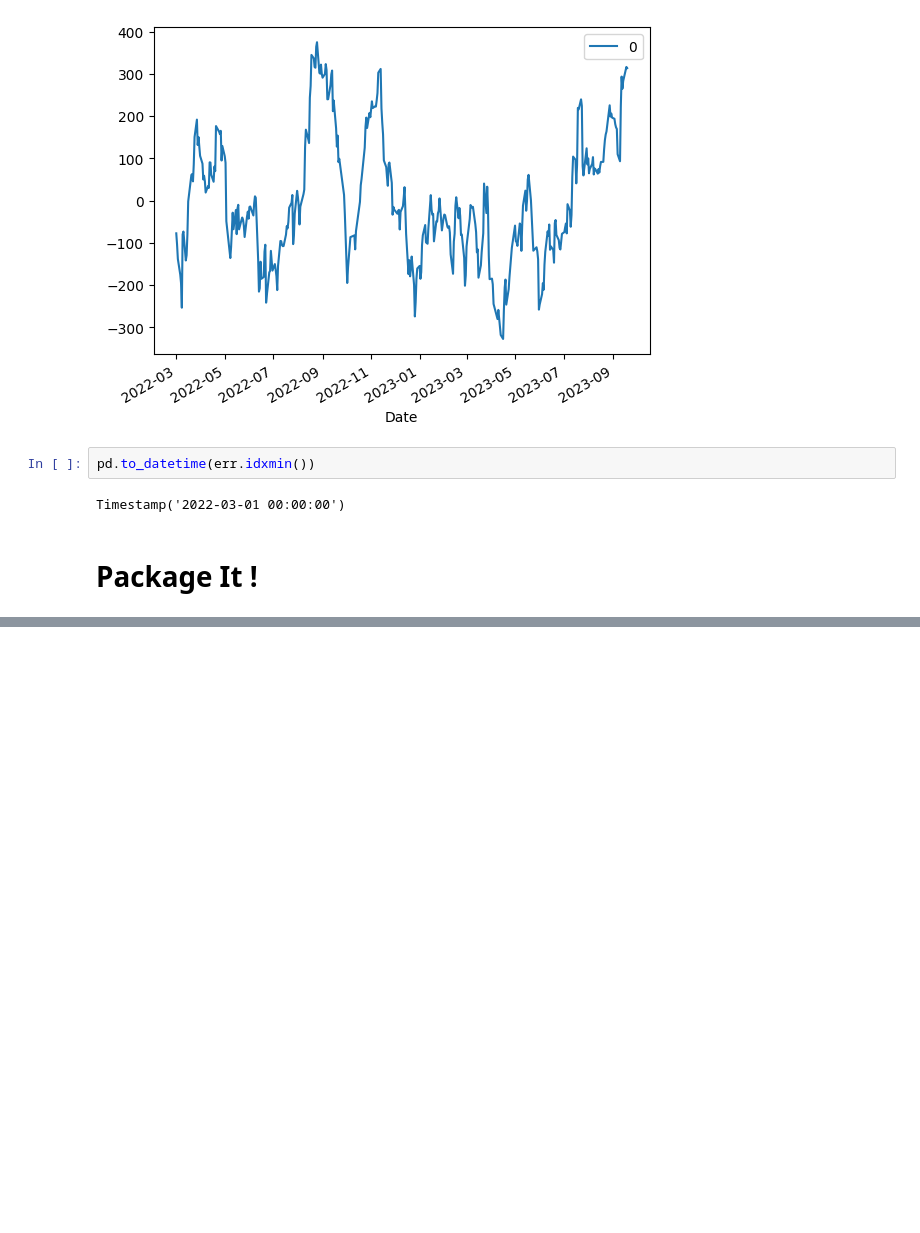
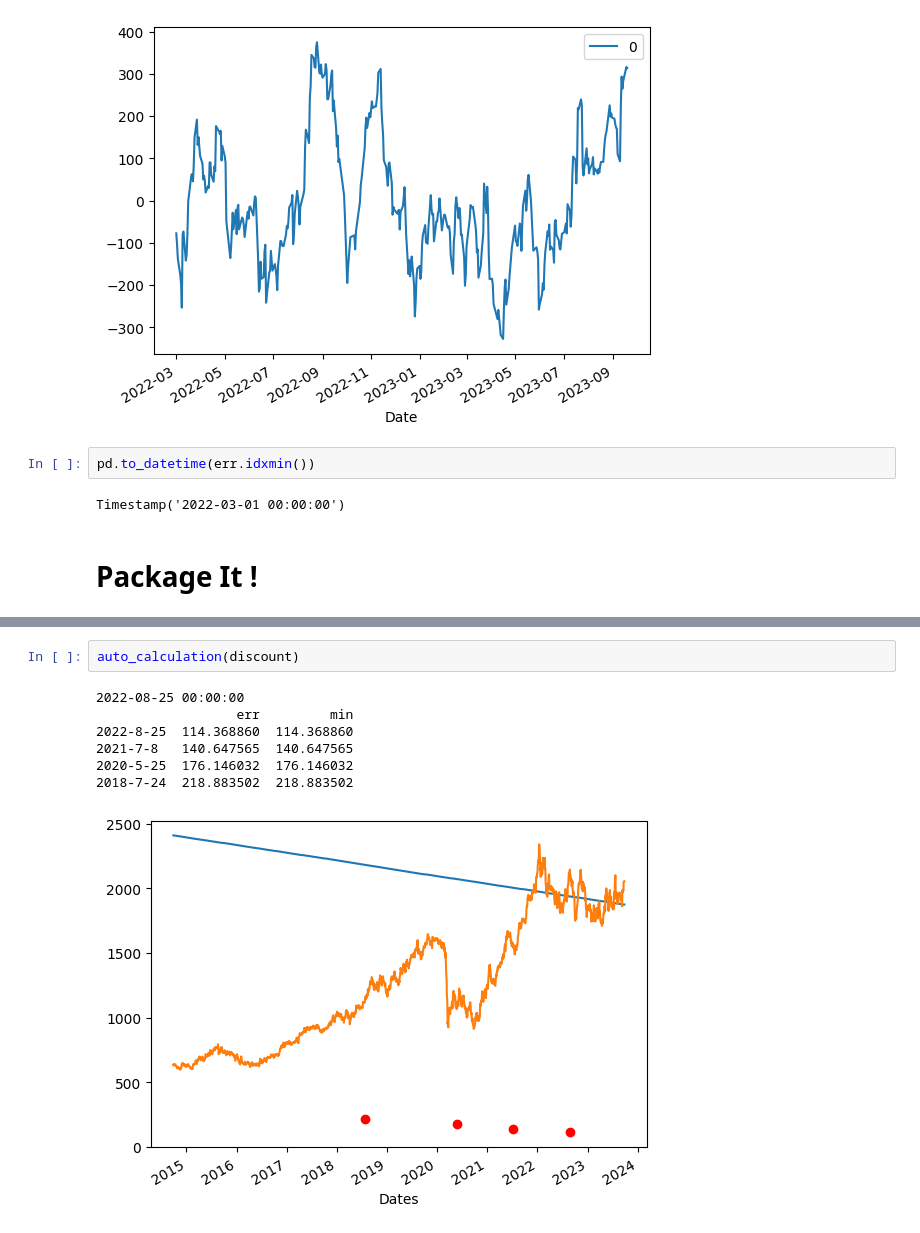
Before and after one commit to barakdiker123/CashAnalysis, a Jupyter notebook: regressionBigSmall/third_demo.ipynb, the cells around one changed output, grey strips where cells are left out. Cells and saved outputs as stored; diff of their text form; blank space fills up the shorter version.

```diff
--- a/regressionBigSmall/third_demo.ipynb
+++ b/regressionBigSmall/third_demo.ipynb
@@ -245,0 +305,10 @@ auto_calculation(leumi_regression_data)
+# %%
+auto_calculation(discount)
+# %% [output]
+2022-08-25 00:00:00
+                  err         min
+2022-8-25  114.368860  114.368860
+2021-7-8   140.647565  140.647565
+2020-5-25  176.146032  176.146032
+2018-7-24  218.883502  218.883502
+[figure, added]
```
Also changed, not shown: parts of 16 cells of this notebook.
